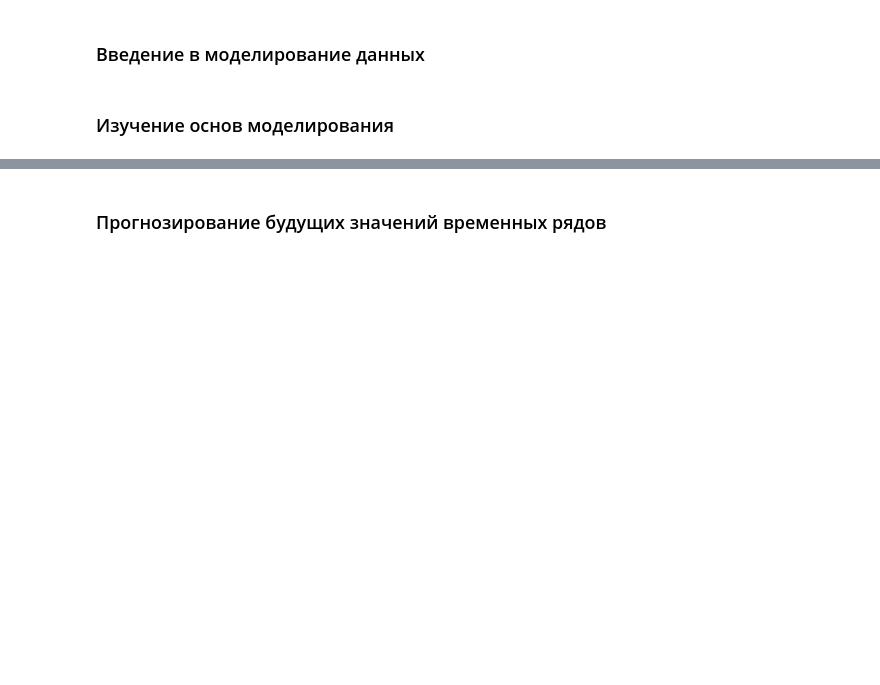
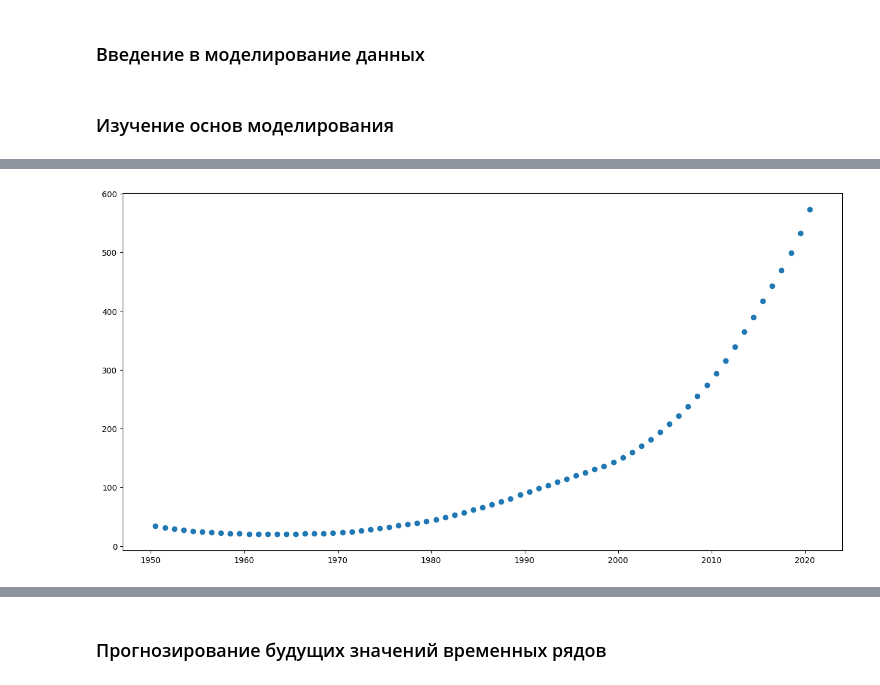
Before and after one commit to rgenius-ru/pandas_lessons, a Jupyter notebook: lessons/Pandas_for_Data_Engineering/part3.ipynb, the cells around one changed output, grey strips where cells are left out. Saved outputs shown, nothing was run; the diff lists cells and outputs as text; code cells hidden in the pictures; blank space fills up the shorter version.

Commit message:
add new content in chapter 10

```diff
--- a/lessons/Pandas_for_Data_Engineering/part3.ipynb
+++ b/lessons/Pandas_for_Data_Engineering/part3.ipynb
@@ -1391,3 +1408,5 @@ scaled_train.describe().T
 ### Введение в моделирование данных
 # %% [markdown]
 ### Изучение основ моделирования
+# %%
+df = pd.read_csv('../../data/part3/chapter10/world_pop_100_plus.csv')
@@ -1393,0 +1435,3 @@ scaled_train.describe().T
+# %%
+df['date'] = pd.to_datetime(df['date'], format='%m/%d/%Y')
+df.dtypes
@@ -1393,0 +1458,6 @@ scaled_train.describe().T
+# %%
+fig, ax = plt.subplots(figsize=(16, 8))
+ax.scatter(df['date'], df['population aged 100+ (000)'])
+plt.show()
+# %% [output]
+[figure, added]
```
Also changed, not shown: parts of 20 cells of this notebook.
